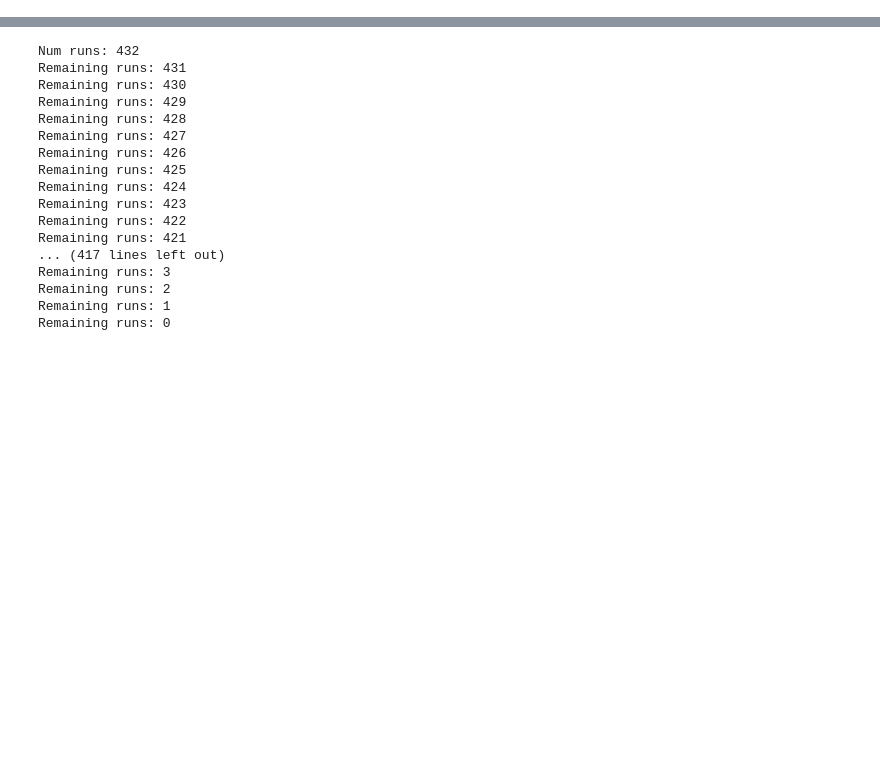
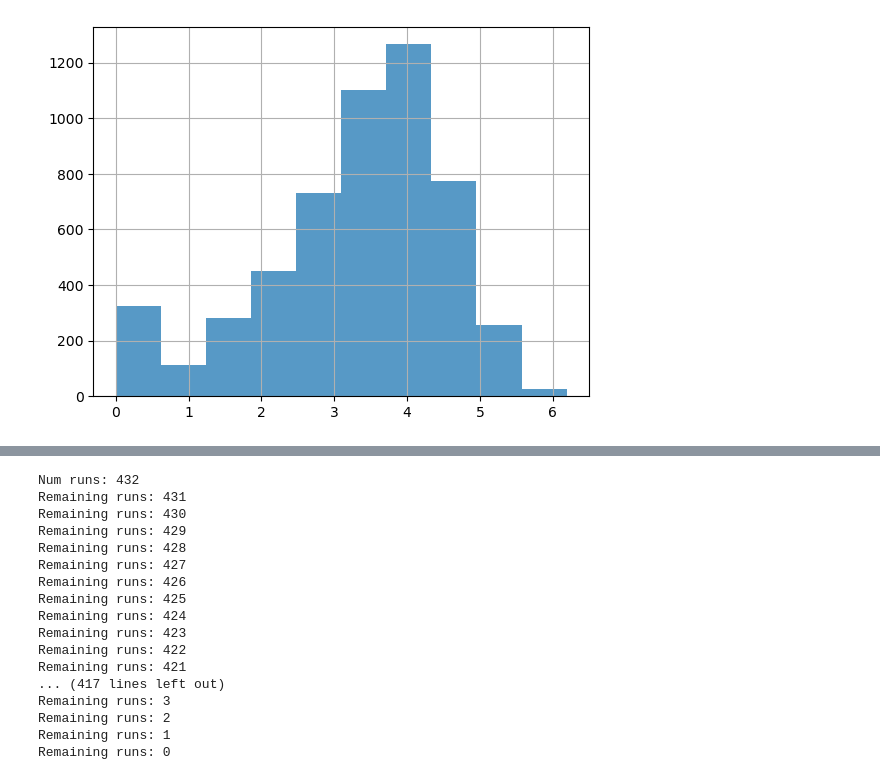
Before and after one commit to ethanp55/forex-simulations, a Jupyter notebook: ride_the_wave/rf_d.ipynb, the cells around one changed output, grey strips where cells are left out. Saved outputs shown, nothing was run; the diff lists cells and outputs as text; code cells hidden in the pictures; blank space fills up the shorter version.

```diff
--- a/ride_the_wave/rf_d.ipynb
+++ b/ride_the_wave/rf_d.ipynb
@@ -325,5 +328,11 @@ pca = PCA(n_components=explained_variance)
 df_train = pca.fit_transform(df_train)
 # %%
 training_data = []
+# %%
+def transform(x):
+    return np.log(x + 1)
+
+def untransform(x):
+    return np.exp(x) - 1
 # %%
 for i in range(1, len(df_train)):
@@ -334,3 +346,9 @@ for i in range(1, len(df_train)):
+# %%
+plt.grid()
+plt.hist(transform(df['mid_pips_up'] * pips_multiplier), alpha=0.75)
+plt.show()
+# %% [output]
+[figure, added]
 # %%
 np.random.shuffle(training_data)
 
```
Also changed, not shown: parts of 7 cells of this notebook, 28 other files.
